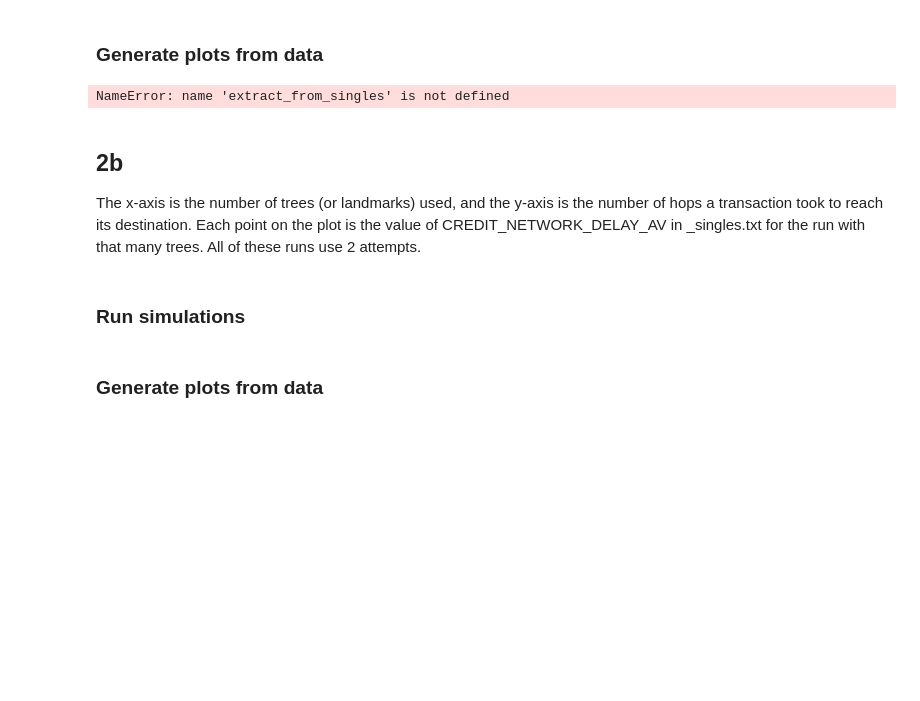
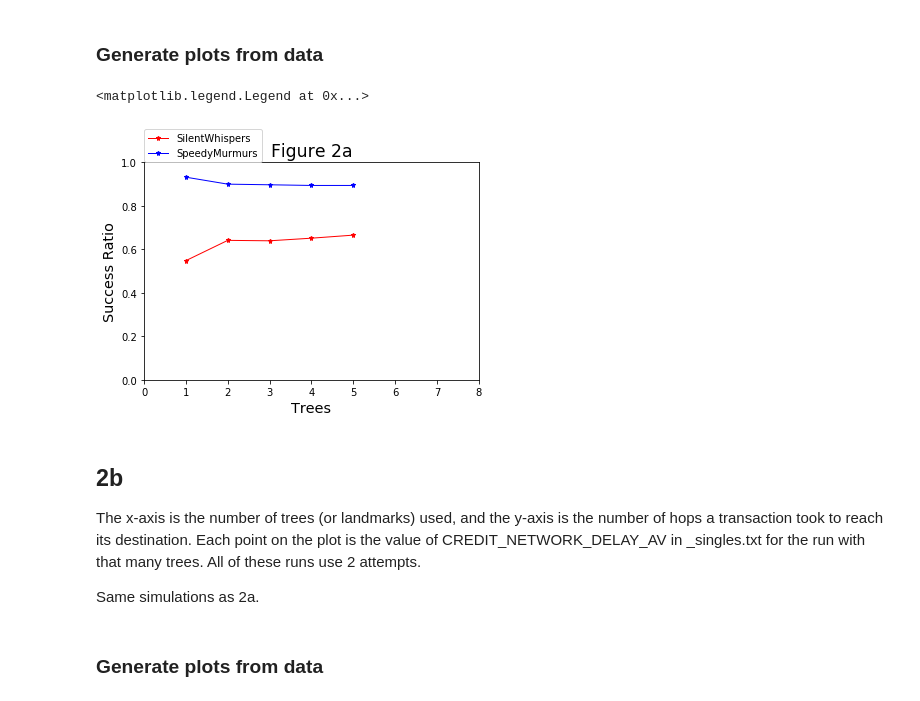
Before and after one commit to iowaguy/pcn-simulator, a Jupyter notebook: speedy-murmurs-simulator/Payment-Channel-Network-Simulations.ipynb, the cells around one changed output. Cells and saved outputs as stored; diff of their text form; code cells hidden in the pictures; blank space fills up the shorter version.

```diff
--- a/speedy-murmurs-simulator/Payment-Channel-Network-Simulations.ipynb
+++ b/speedy-murmurs-simulator/Payment-Channel-Network-Simulations.ipynb
@@ -12,6 +12,9 @@ global classpath
 global ID
 global silentwhispers
 global speedymurmurs
+global max_steps
+global max_attempts
+global max_trees
 
 singles = '_singles.txt'
 classpath = 'bin/'
@@ -19,6 +22,9 @@ ID = 'id'
 silentwhispers = 'silentwhispers'
 speedymurmurs = 'speedymurmurs'
 maxflow = 'maxflow'
+max_steps = 9
+max_attempts = 10
+max_trees = 7
 
 algo_info = {
     'silentwhispers':{
@@ -68,15 +74,15 @@ def extract_kv_pairs_from_singles(singles_path):
 
 def extract_from_singles(algo, attempts, trees, key):
     x_vs_key = []
-    for tree in range(1,trees):
+    for tree in range(1,trees+1):
         data_path = get_static_data_path(algo, tree, attempts) + '/' + singles
         singles_pairs = extract_kv_pairs_from_singles(data_path)
         x_vs_key.append(float(singles_pairs[key]))
     return x_vs_key
 
-def extract_from_singles_attempts(algo, max_attempts, tree, key):
+def extract_from_singles_attempts(algo, attempts, trees, key):
     x_vs_key = []
-    for attempts in range(1,max_attempts):
+    for tree in range(1,attempts):
         data_path = get_static_data_path(algo, tree, attempts) + '/' + singles
         singles_pairs = extract_kv_pairs_from_singles(data_path)
         x_vs_key.append(float(singles_pairs[key]))
@@ -133,7 +140,3 @@ def run_dynamic(transaction_set, algo, attempts, trees, step, force=False):
 The x-axis is the number of trees (or landmarks) used, and the y-axis is the ratio of successfully routed transaction to total transactions. Each point on the plot is the value of CREDIT_NETWORK_SUCCESS in _singles.txt for the run with that many trees. All of these runs use 2 attempts.
 # %% [markdown]
 ### Run simulations
-# %%
-for tree in range(1,8):
-    run_static(0, silentwhispers, 2, i)
-    run_static(0, speedymurmurs, 2, i)
@@ -142,22 +151,23 @@ for tree in range(1,8):
 # %%
 attempts = 1
 key = 'CREDIT_NETWORK_SUCCESS'
-silentwhispers_data = extract_from_singles(silentwhispers, attempts, 6, key)
-speedymurmurs_data = extract_from_singles(speedymurmurs, attempts, 6, key)
+silentwhispers_data = extract_from_singles(silentwhispers, attempts, max_trees, key)
+speedymurmurs_data = extract_from_singles(speedymurmurs, attempts, max_trees, key)
 
 plt.figure()
 plt.title('Figure 2a', size='xx-large')
 plt.ylabel('Success Ratio', size='x-large')
 plt.xlabel('Trees', size='x-large')
 plt.axis([0,8,0.0,1.0])
 
-plt.plot(range(1,6), silentwhispers_data, 'r*-', markersize=5, linewidth=1, label='SilentWhispers')
-plt.plot(range(1,6), speedymurmurs_data, 'b*-', markersize=5, linewidth=1, label='SpeedyMurmurs')
+plt.plot(range(1,max_trees), silentwhispers_data, 'r*-', markersize=5, linewidth=1, label='SilentWhispers')
+plt.plot(range(1,max_trees), speedymurmurs_data, 'b*-', markersize=5, linewidth=1, label='SpeedyMurmurs')
 plt.legend(loc=(0,1), scatterpoints=10)
 # %% [output]
-NameError: name 'extract_from_singles' is not defined
+<matplotlib.legend.Legend at 0x...>
+[figure, added]
 # %% [markdown]
 ## 2b
 The x-axis is the number of trees (or landmarks) used, and the y-axis is the number of hops a transaction took to reach its destination. Each point on the plot is the value of CREDIT_NETWORK_DELAY_AV in _singles.txt for the run with that many trees. All of these runs use 2 attempts.
+
+Same simulations as 2a.
-# %% [markdown]
-### Run simulations
```
Also changed, not shown: parts of 11 cells of this notebook.
